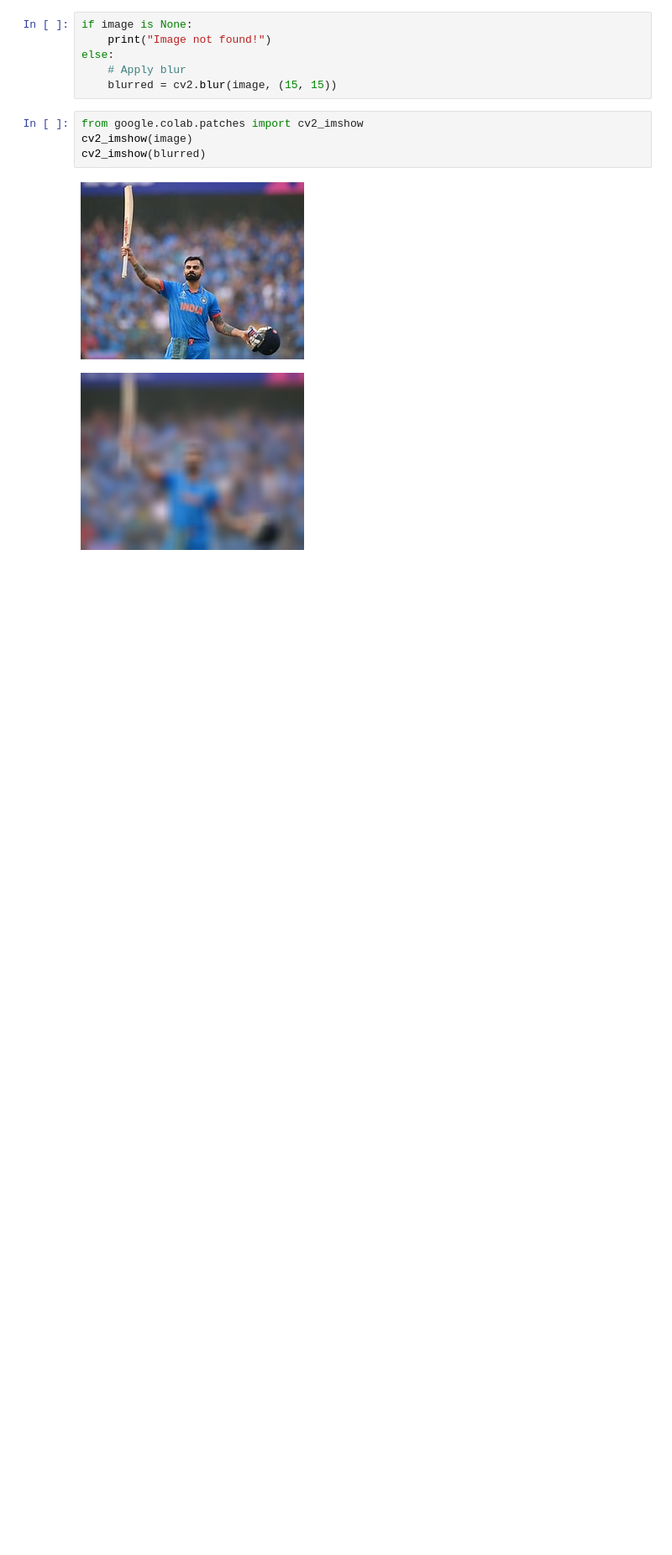
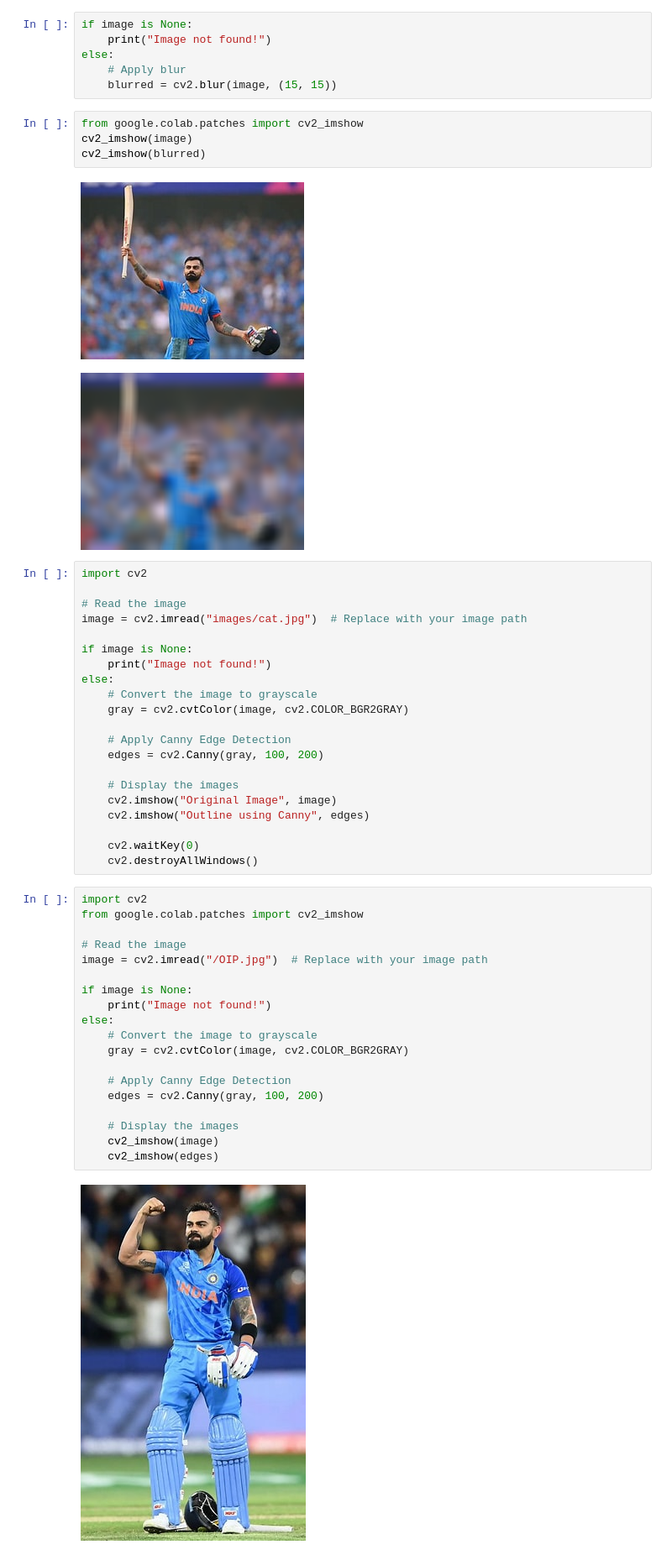
Before and after one commit to praveenkumar-2603/ITA0513-computer-vision, a Jupyter notebook: Untitled33.ipynb, the cells around one changed output. Shown at 84% size. Cells and saved outputs as stored; diff of their text form; blank space fills up the shorter version.

```diff
--- a/Untitled33.ipynb
+++ b/Untitled33.ipynb
@@ -53,3 +53,45 @@ cv2_imshow(blurred)
 # %% [output]
 [figure]
 [figure]
+# %%
+import cv2
+
+# Read the image
+image = cv2.imread("images/cat.jpg")  # Replace with your image path
+
+if image is None:
+    print("Image not found!")
+else:
+    # Convert the image to grayscale
+    gray = cv2.cvtColor(image, cv2.COLOR_BGR2GRAY)
+
+    # Apply Canny Edge Detection
+    edges = cv2.Canny(gray, 100, 200)
+
+    # Display the images
+    cv2.imshow("Original Image", image)
+    cv2.imshow("Outline using Canny", edges)
+
+    cv2.waitKey(0)
+    cv2.destroyAllWindows()
+# %%
+import cv2
+from google.colab.patches import cv2_imshow
+
+# Read the image
+image = cv2.imread("/OIP.jpg")  # Replace with your image path
+
+if image is None:
+    print("Image not found!")
+else:
+    # Convert the image to grayscale
+    gray = cv2.cvtColor(image, cv2.COLOR_BGR2GRAY)
+
+    # Apply Canny Edge Detection
+    edges = cv2.Canny(gray, 100, 200)
+
+    # Display the images
+    cv2_imshow(image)
+    cv2_imshow(edges)
+# %% [output]
+[figure, added]
```
Also changed, not shown: parts of 1 cell of this notebook.
